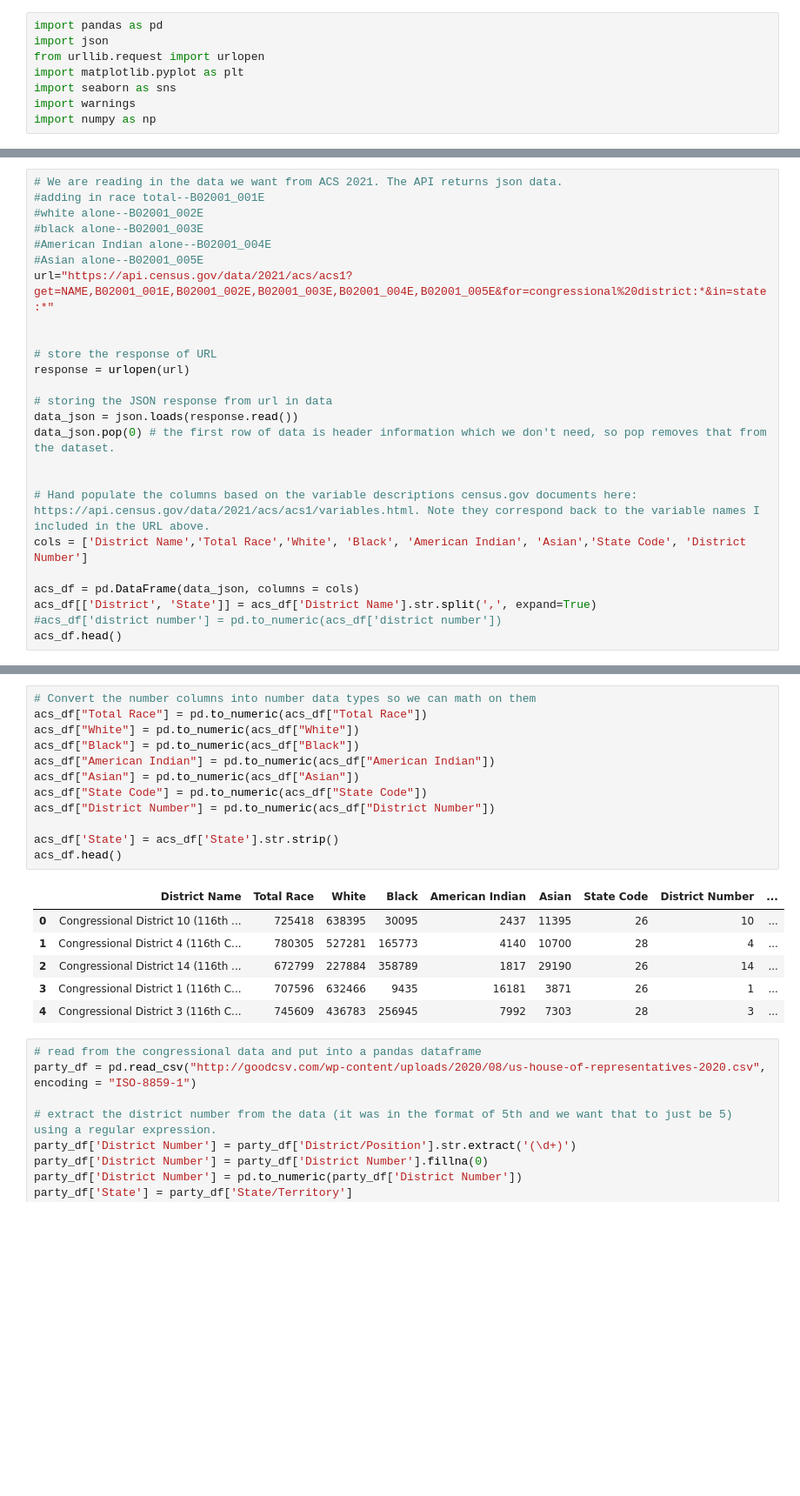
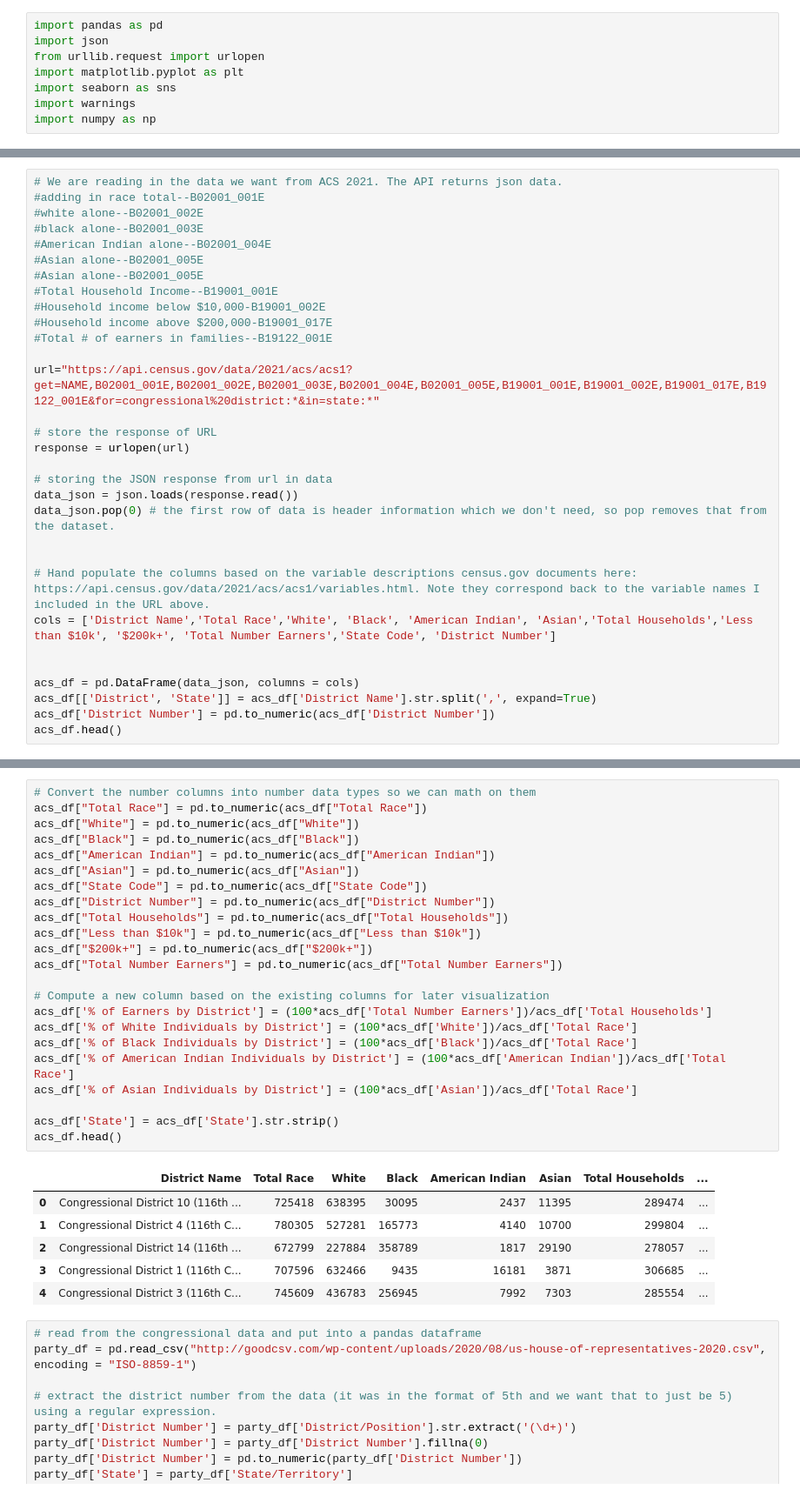
Before and after one commit to suryawanshi-harshal/congressional-analysis, a Jupyter notebook: Assignment_1.ipynb, the cells around one changed output, grey strips where cells are left out. Shown: that part at 87% size. Drawn from its saved outputs; the diff is of its cells as text; blank space fills up the shorter version.

```diff
--- a/Assignment_1.ipynb
+++ b/Assignment_1.ipynb
@@ -21,8 +40,13 @@ import numpy as np
 #black alone--B02001_003E
 #American Indian alone--B02001_004E
 #Asian alone--B02001_005E
-url="https://api.census.gov/data/2021/acs/acs1?get=NAME,B02001_001E,B02001_002E,B02001_003E,B02001_004E,B02001_005E&for=congressional%20district:*&in=state:*"
+#Asian alone--B02001_005E
+#Total Household Income--B19001_001E
+#Household income below $10,000-B19001_002E
+#Household income above $200,000-B19001_017E
+#Total # of earners in families--B19122_001E
 
+url="https://api.census.gov/data/2021/acs/acs1?get=NAME,B02001_001E,B02001_002E,B02001_003E,B02001_004E,B02001_005E,B19001_001E,B19001_002E,B19001_017E,B19122_001E&for=congressional%20district:*&in=state:*"
 
 # store the response of URL
 response = urlopen(url)
@@ -33,10 +57,11 @@ data_json.pop(0) # the first row of data is header information which we don't ne
 
 
 # Hand populate the columns based on the variable descriptions census.gov documents here: https://api.census.gov/data/2021/acs/acs1/variables.html. Note they correspond back to the variable names I included in the URL above.
-cols = ['District Name','Total Race','White', 'Black', 'American Indian', 'Asian','State Code', 'District Number']
+cols = ['District Name','Total Race','White', 'Black', 'American Indian', 'Asian','Total Households','Less than $10k', '$200k+', 'Total Number Earners','State Code', 'District Number']
+
 
 acs_df = pd.DataFrame(data_json, columns = cols)
 acs_df[['District', 'State']] = acs_df['District Name'].str.split(',', expand=True)
-#acs_df['district number'] = pd.to_numeric(acs_df['district number'])
+acs_df['District Number'] = pd.to_numeric(acs_df['District Number'])
 acs_df.head()
 # %% [output]
@@ -49,22 +74,33 @@ acs_df.head()
 # %%
 # Convert the number columns into number data types so we can math on them
 acs_df["Total Race"] = pd.to_numeric(acs_df["Total Race"])
 acs_df["White"] = pd.to_numeric(acs_df["White"])
 acs_df["Black"] = pd.to_numeric(acs_df["Black"])
 acs_df["American Indian"] = pd.to_numeric(acs_df["American Indian"])
 acs_df["Asian"] = pd.to_numeric(acs_df["Asian"])
 acs_df["State Code"] = pd.to_numeric(acs_df["State Code"])
 acs_df["District Number"] = pd.to_numeric(acs_df["District Number"])
+acs_df["Total Households"] = pd.to_numeric(acs_df["Total Households"])
+acs_df["Less than $10k"] = pd.to_numeric(acs_df["Less than $10k"])
+acs_df["$200k+"] = pd.to_numeric(acs_df["$200k+"])
+acs_df["Total Number Earners"] = pd.to_numeric(acs_df["Total Number Earners"])
+
+# Compute a new column based on the existing columns for later visualization
+acs_df['% of Earners by District'] = (100*acs_df['Total Number Earners'])/acs_df['Total Households']
+acs_df['% of White Individuals by District'] = (100*acs_df['White'])/acs_df['Total Race']
+acs_df['% of Black Individuals by District'] = (100*acs_df['Black'])/acs_df['Total Race']
+acs_df['% of American Indian Individuals by District'] = (100*acs_df['American Indian'])/acs_df['Total Race']
+acs_df['% of Asian Individuals by District'] = (100*acs_df['Asian'])/acs_df['Total Race']
 
 acs_df['State'] = acs_df['State'].str.strip()
 acs_df.head()
 # %% [output]
-|  | District Name | Total Race | White | Black | American Indian | Asian | State Code | District Number | ... |
-| 0 | Congressional District 10 (116th ... | 725418 | 638395 | 30095 | 2437 | 11395 | 26 | 10 | ... |
-| 1 | Congressional District 4 (116th C... | 780305 | 527281 | 165773 | 4140 | 10700 | 28 | 4 | ... |
-| 2 | Congressional District 14 (116th ... | 672799 | 227884 | 358789 | 1817 | 29190 | 26 | 14 | ... |
-| 3 | Congressional District 1 (116th C... | 707596 | 632466 | 9435 | 16181 | 3871 | 26 | 1 | ... |
-| 4 | Congressional District 3 (116th C... | 745609 | 436783 | 256945 | 7992 | 7303 | 28 | 3 | ... |
+|  | District Name | Total Race | White | Black | American Indian | Asian | Total Households | ... |
+| 0 | Congressional District 10 (116th ... | 725418 | 638395 | 30095 | 2437 | 11395 | 289474 | ... |
+| 1 | Congressional District 4 (116th C... | 780305 | 527281 | 165773 | 4140 | 10700 | 299804 | ... |
+| 2 | Congressional District 14 (116th ... | 672799 | 227884 | 358789 | 1817 | 29190 | 278057 | ... |
+| 3 | Congressional District 1 (116th C... | 707596 | 632466 | 9435 | 16181 | 3871 | 306685 | ... |
+| 4 | Congressional District 3 (116th C... | 745609 | 436783 | 256945 | 7992 | 7303 | 285554 | ... |
 # %%
 # read from the congressional data and put into a pandas dataframe
 party_df = pd.read_csv("http://goodcsv.com/wp-content/uploads/2020/08/us-house-of-representatives-2020.csv", encoding = "ISO-8859-1")
```
Also changed, not shown: parts of 42 cells of this notebook.
